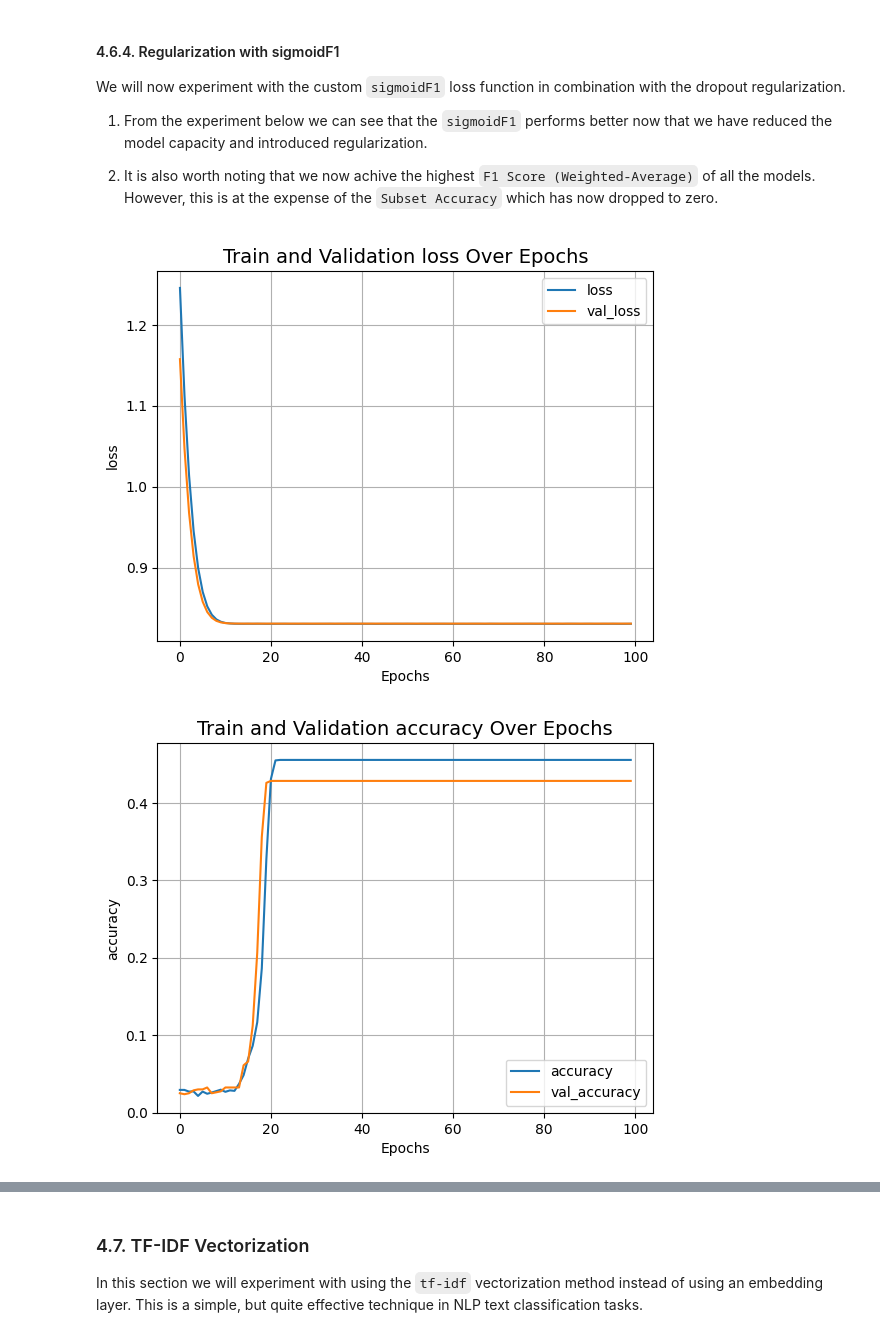
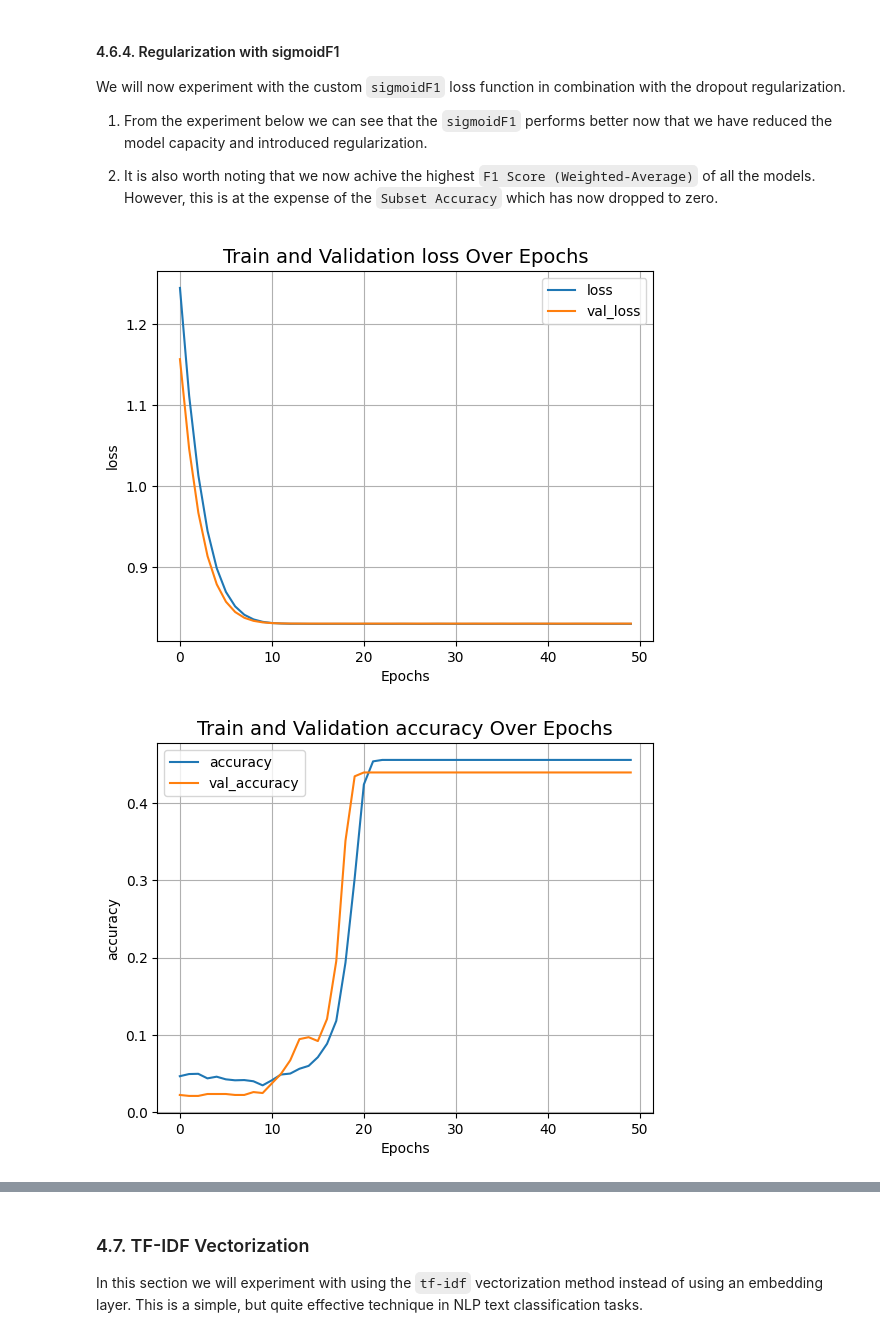
Before and after one commit to JohnnyFoulds/multi-intent-classification, a Jupyter notebook: notebooks/02_multiclass_model/02-02_modeling.ipynb, the cells around one changed output, grey strips where cells are left out. Saved outputs shown, nothing was run; the diff lists cells and outputs as text; code cells hidden in the pictures.

```diff
--- a/notebooks/02_multiclass_model/02-02_modeling.ipynb
+++ b/notebooks/02_multiclass_model/02-02_modeling.ipynb
@@ -1339,39 +1354,39 @@ We will now experiment with the custom `sigmoidF1` loss function in combination
 2. It is also worth noting that we now achive the highest `F1 Score (Weighted-Average)` of all the models. However, this is at the expense of the `Subset Accuracy` which has now dropped to zero.
 # %%
 # create the model
-embedding_only_model = make_embedding_model(
+model = make_model(
     vectorization_layer=text_vectorizer_layer,
     output_units=len(lookup.get_vocabulary()),
     embedding_dim=16,
     dense_units=[128],
     l2_reg=[0.002],
     dropout_rate=[0.5],
     dense_activation='relu'
 )
 
 # compile the model
-embedding_only_model.compile(
+model.compile(
     loss=sigmoidF1,
     optimizer='adam',
     metrics=['accuracy','binary_accuracy'])
 
 # train the model
-history = embedding_only_model.fit(
+history = model.fit(
     train_dataset,
     validation_data=val_dataset,
-    epochs=100,
+    epochs=epochs,
     verbose=0
 )
 
 # plot the training history
 plot_result("loss")
 plot_result("accuracy")
 
 # evaluate the model
-print(embedding_only_model.evaluate(test_dataset))
+print(model.evaluate(test_dataset))
 
 # show the evaluation
-show_model_evaluation(embedding_only_model, verbose=0)
+show_model_evaluation(model, verbose=0)
 # %% [output]
-[figure, old version]
+[figure, new version]
-[figure, old version]
+[figure, new version]
```
Also changed, not shown: parts of 29 cells of this notebook, 1 other file.
